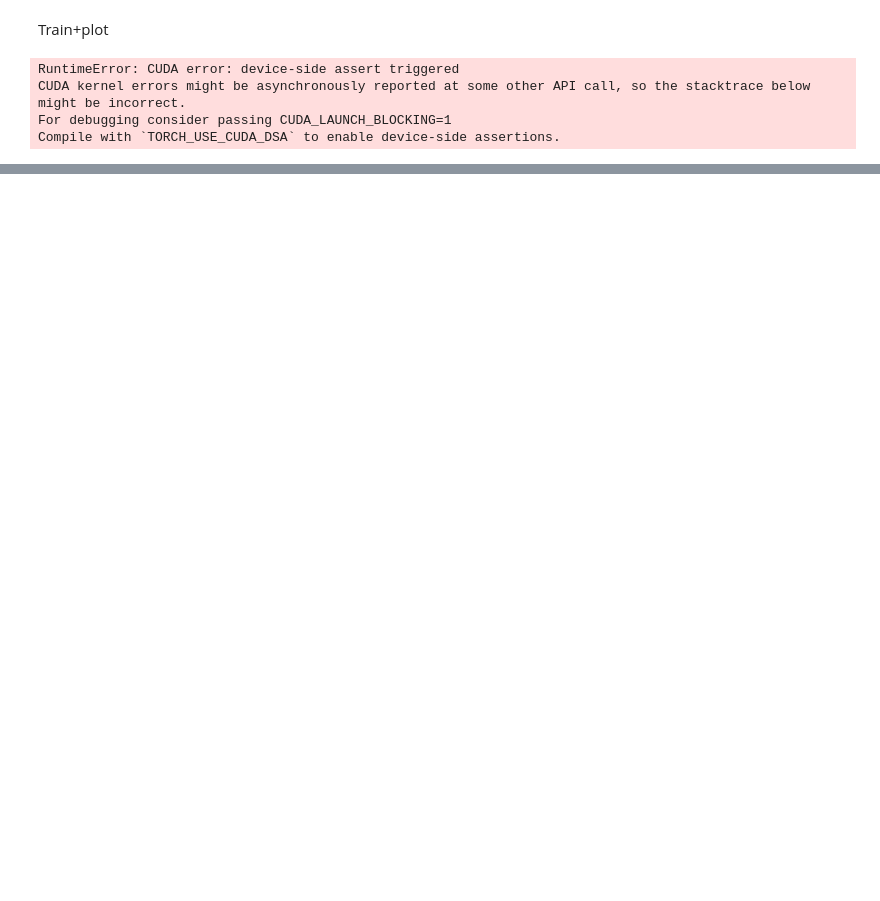
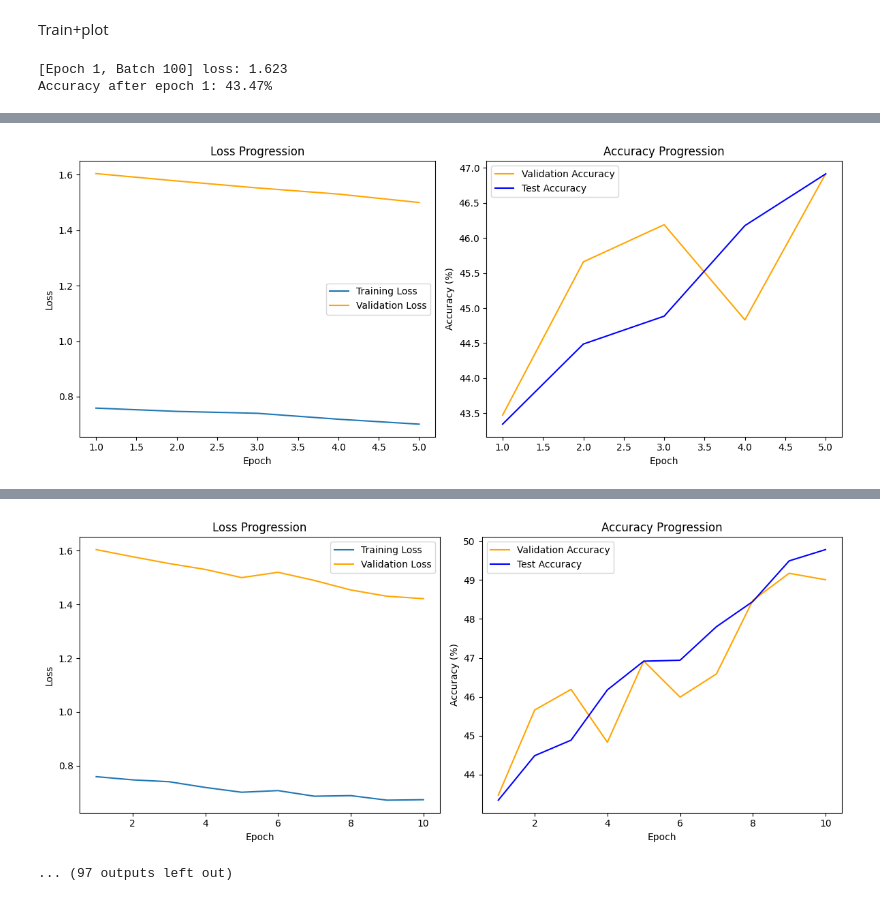
Before and after one commit to DaverSVK/HNS_Znacky_Zadanie1, a Jupyter notebook: notebooks/PrallelCustom.ipynb, the cells around one changed output, grey strips where cells are left out. Saved outputs shown, nothing was run; the diff lists cells and outputs as text; code cells hidden in the pictures; blank space fills up the shorter version.

```diff
--- a/notebooks/PrallelCustom.ipynb
+++ b/notebooks/PrallelCustom.ipynb
@@ -148,6 +145,7 @@ num_epochs = 100
 model.to(device)
 # Lists to store loss and accuracy
 train_losses = []
+val_losses = []
 val_accuracies = []
 acc_history = []
 model.train()  # Set the model to training mode
@@ -196,20 +194,28 @@ for epoch in range(num_epochs):
     model.eval()  # Set the model to evaluation mode
     correct = 0
     total = 0
+    val_running_loss = 0.0
     with torch.no_grad():
         for data in testloader:
             inputs, labels = data
             inputs, labels = inputs.to(device), labels.to(device)
             outputs = model(inputs)
+
+            val_loss = criterion(outputs, labels)
+            val_running_loss += val_loss.item()
+
             _, predicted = torch.max(outputs, 1)
             total += labels.size(0)
             correct += (predicted == labels).sum().item()
 
+    avg_val_loss = val_running_loss / len(testloader)
+    val_losses.append(avg_val_loss)
     # Calculate and store validation accuracy
     val_accuracy = 100 * correct / total
     val_accuracies.append(val_accuracy)
     print(f"Accuracy after epoch {epoch + 1}: {val_accuracy:.2f}%")
-
+    if (epoch+1) % 5 == 0:
+        plotGraphs(epoch)
 
 print('Finished Training')
 
@@ -237,7 +243,5 @@ plt.legend()
 plt.tight_layout()
 plt.show()
 # %% [output]
-RuntimeError: CUDA error: device-side assert triggered
-CUDA kernel errors might be asynchronously reported at some other API call, so the stacktrace below might be incorrect.
-For debugging consider passing CUDA_LAUNCH_BLOCKING=1
-Compile with `TORCH_USE_CUDA_DSA` to enable device-side assertions.
+[Epoch 1, Batch 100] loss: 1.623
+Accuracy after epoch 1: 43.47%
@@ -243,0 +256 @@ Compile with `TORCH_USE_CUDA_DSA` to enable device-side assertions.
+[figure, added]
@@ -243,0 +267,2 @@ Compile with `TORCH_USE_CUDA_DSA` to enable device-side assertions.
+[figure, added]
+... (97 outputs left out)
```
Also changed, not shown: parts of 20 cells of this notebook.
